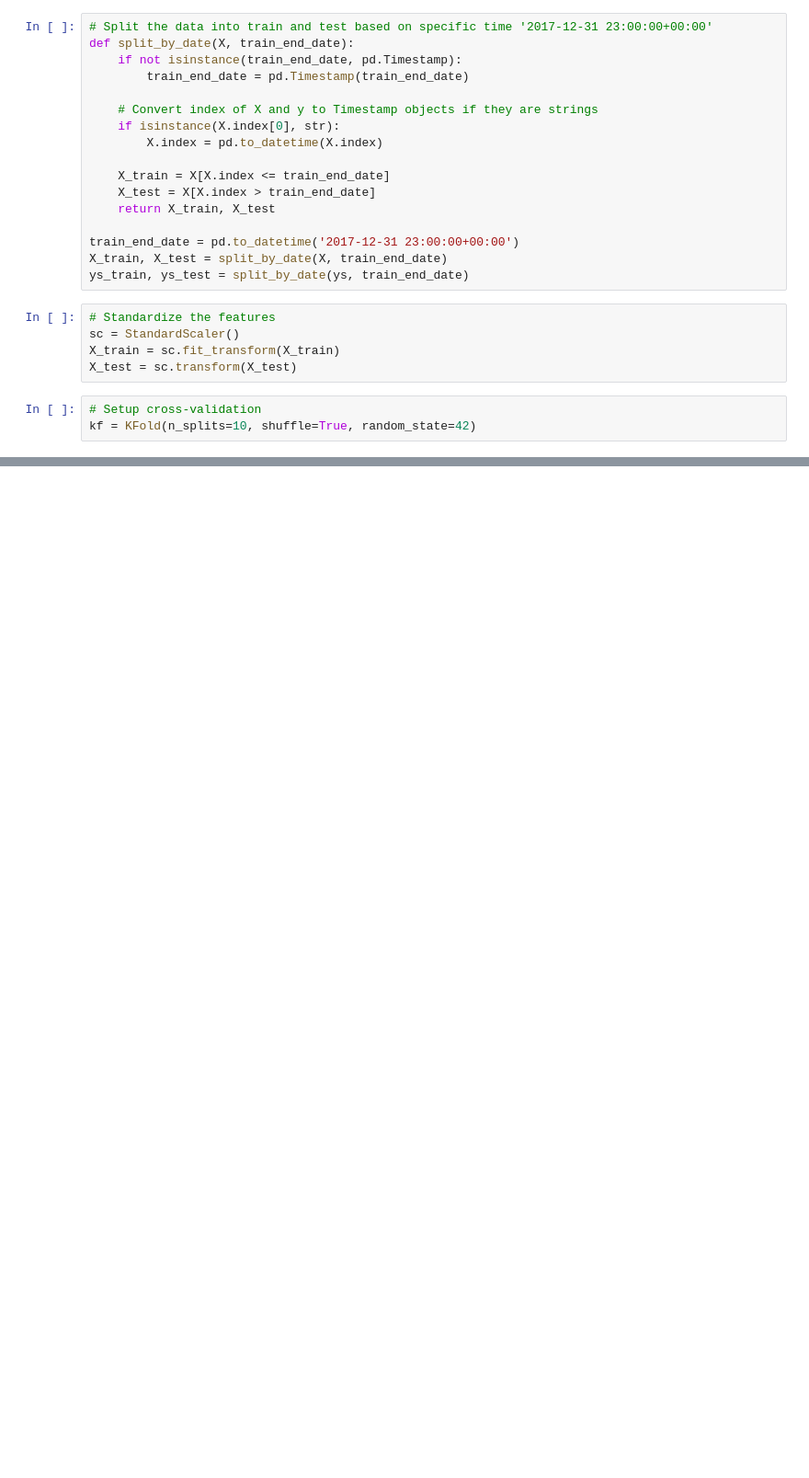
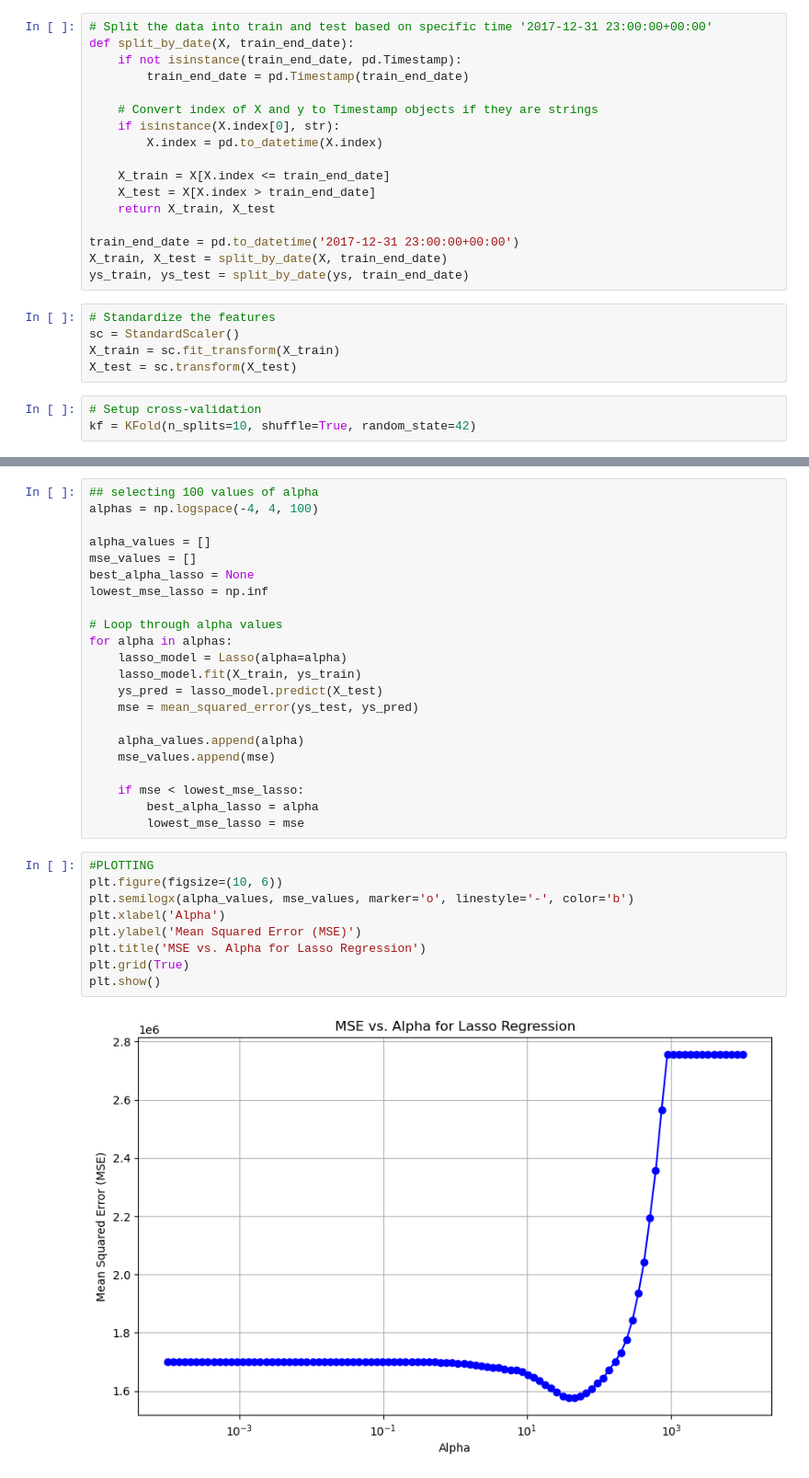
Before and after one commit to MDS-Mountain-Club/MDS_ML_Project, a Jupyter notebook: Regression/linear_regression.ipynb, the cells around one changed output, grey strips where cells are left out. Shown: that part at 92% size. Saved outputs shown, nothing was run; the diff lists cells and outputs as text; blank space fills up the shorter version.

```diff
--- a/Regression/linear_regression.ipynb
+++ b/Regression/linear_regression.ipynb
@@ -125,0 +170,33 @@ ys_train.shape
+# %%
+## selecting 100 values of alpha
+alphas = np.logspace(-4, 4, 100)
+
+alpha_values = []
+mse_values = []
+best_alpha_lasso = None
+lowest_mse_lasso = np.inf
+
+# Loop through alpha values
+for alpha in alphas:
+    lasso_model = Lasso(alpha=alpha)
+    lasso_model.fit(X_train, ys_train)
+    ys_pred = lasso_model.predict(X_test)
+    mse = mean_squared_error(ys_test, ys_pred)
+
+    alpha_values.append(alpha)
+    mse_values.append(mse)
+
+    if mse < lowest_mse_lasso:
+        best_alpha_lasso = alpha
+        lowest_mse_lasso = mse
+# %%
+#PLOTTING
+plt.figure(figsize=(10, 6))
+plt.semilogx(alpha_values, mse_values, marker='o', linestyle='-', color='b')
+plt.xlabel('Alpha')
+plt.ylabel('Mean Squared Error (MSE)')
+plt.title('MSE vs. Alpha for Lasso Regression')
+plt.grid(True)
+plt.show()
+# %% [output]
+[figure, added]
```
Also changed, not shown: parts of 16 cells of this notebook.
